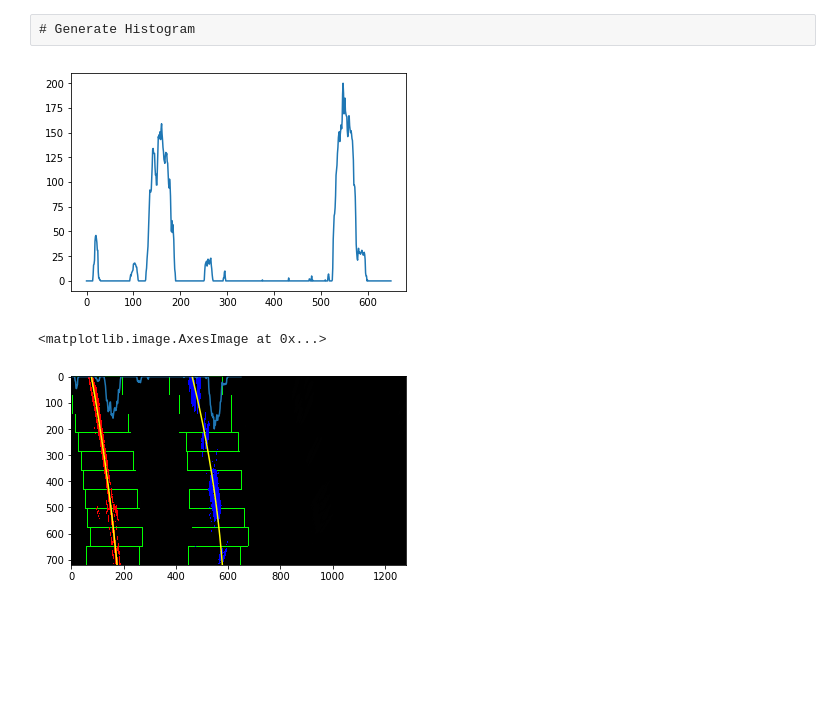
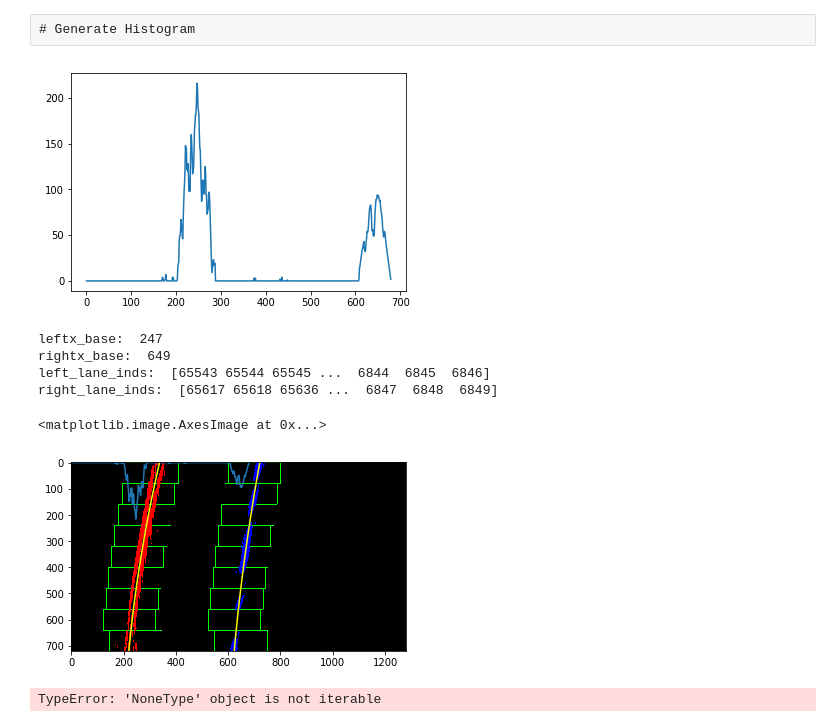
Before and after one commit to russell13192/CarND-Advanced-Lane-Lines, a Jupyter notebook: project.ipynb, the cells around one changed output. Drawn from its saved outputs; the diff is of its cells as text; code cells hidden in the pictures; blank space fills up the shorter version.

```diff
--- a/project.ipynb
+++ b/project.ipynb
@@ -116,7 +116,7 @@ plt.subplots_adjust(left=0., right=1, top=0.9, bottom=0.)
 [figure]
 # %%
 # Getting Image to Threshold
-test_frame = mpimg.imread('test_images/test2.jpg')
+test_frame = mpimg.imread('test_images/test3.jpg')
 # %%
 # Undistorting Test Image
 test_undistorted_image = cv2.undistort(test_frame, camera_matrix, distortion_coefficients, None, camera_matrix)
@@ -352,14 +352,14 @@ transformed_binary = color_gradient_threshold(warped_frame)
 # Generate Histogram
 # %%
 def generate_histogram(img):
-    bottom_half = img[img.shape[0]//2:, 0:650]
+    bottom_half = img[img.shape[0]//2:, 0:680]
     histogram = np.sum(bottom_half, axis=0)
     plt.plot(histogram)
     return histogram
 # %%
 histogram = generate_histogram(transformed_binary)
 # %% [output]
-[figure, old version]
+[figure, new version]
 # %%
 def find_lane_pixels(warped_image):
     histogram = generate_histogram(warped_image)
@@ -367,9 +367,12 @@ def find_lane_pixels(warped_image):
     midpoint = np.int(histogram.shape[0]//2)
     leftx_base = np.argmax(histogram[:midpoint])
     rightx_base = np.argmax(histogram[midpoint:]) + midpoint
+    print("leftx_base: ", leftx_base)
+    print("rightx_base: ", rightx_base)
+
 
     # Hyperparameters
-    nwindows = 10
+    nwindows = 9
     margin = 100
     minpix = 40
     window_height = np.int(warped_image.shape[0]//nwindows)
@@ -392,11 +395,13 @@ def find_lane_pixels(warped_image):
         win_xright_low = rightx_current - margin
         win_xright_high = rightx_current + margin
 
+        # Drawing window rectangles on our output image, we pass our coordinates to draw a rectangle
         cv2.rectangle(out_img,(win_xleft_low,win_y_low),
         (win_xleft_high,win_y_high),(0,255,0), 2)
         cv2.rectangle(out_img,(win_xright_low,win_y_low),
         (win_xright_high,win_y_high),(0,255,0), 2)
 
+        # Grab all the activated pixels within the window
         good_left_inds = ((nonzeroy >= win_y_low) & (nonzeroy < win_y_high) &
         (nonzerox >= win_xleft_low) &  (nonzerox < win_xleft_high)).nonzero()[0]
         good_right_inds = ((nonzeroy >= win_y_low) & (nonzeroy < win_y_high) &
@@ -422,6 +427,8 @@ def find_lane_pixels(warped_image):
         pass
 
     # Extract left and right line pixel positions
+    print("left_lane_inds: ", left_lane_inds)
+    print("right_lane_inds: ", right_lane_inds)
     leftx = nonzerox[left_lane_inds]
     lefty = nonzeroy[left_lane_inds]
     rightx = nonzerox[right_lane_inds]
@@ -432,9 +439,13 @@ def find_lane_pixels(warped_image):
 def fit_polynomial(warped_image):
     leftx, lefty, rightx, righty, out_img = find_lane_pixels(warped_image)
     left_fit = np.polyfit(lefty, leftx, 2)
+#     print("left_fit: ", left_fit)
     right_fit = np.polyfit(righty, rightx, 2)
+#     print("right_fit: ", right_fit)
 
     ploty = np.linspace(0, warped_image.shape[0]-1, warped_image.shape[0])
+#     print("Image Shape (y): ", warped_image.shape[0])
+#     print("ploty: ", ploty)
     try:
         left_fitx = left_fit[0]*ploty**2 + left_fit[1]*ploty + left_fit[2]
         right_fitx = right_fit[0]*ploty**2 + right_fit[1]*ploty + right_fit[2]
@@ -451,10 +462,14 @@ def fit_polynomial(warped_image):
     plt.plot(left_fitx, ploty, color='yellow')
     plt.plot(right_fitx, ploty, color='yellow')
 
-    return out_img
+    return out_img, left_fit, right_fit, ploty
 # %%
-out_img = fit_polynomial(transformed_binary)
+out_img, left_fit, right_fit, ploty = fit_polynomial(transformed_binary)
 plt.imshow(out_img)
 # %% [output]
-<matplotlib.image.AxesImage at 0x...>
+leftx_base:  247
+rightx_base:  649
+left_lane_inds:  [65543 65544 65545 ...  6844  6845  6846]
+right_lane_inds:  [65617 65618 65636 ...  6847  6848  6849]
+<matplotlib.image.AxesImage at 0x...>
-[figure, old version]
+[figure, new version]
@@ -478,0 +532,4 @@ def search_around_poly(warped_image, prev_left_fit, prev_right_fit):
+# %%
+result = search_around_poly(warped_frame, left_fit, right_fit)
+# %% [output]
+TypeError: 'NoneType' object is not iterable
```
Also changed, not shown: parts of 16 cells of this notebook.
